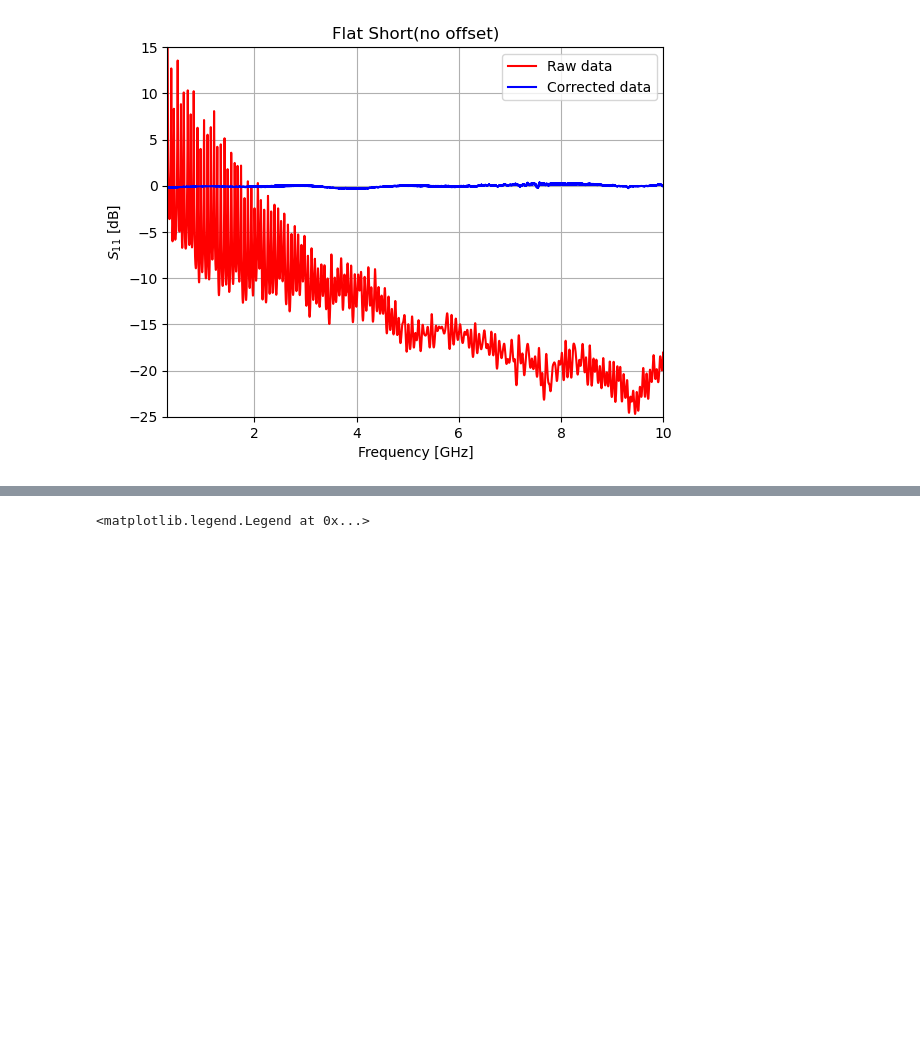
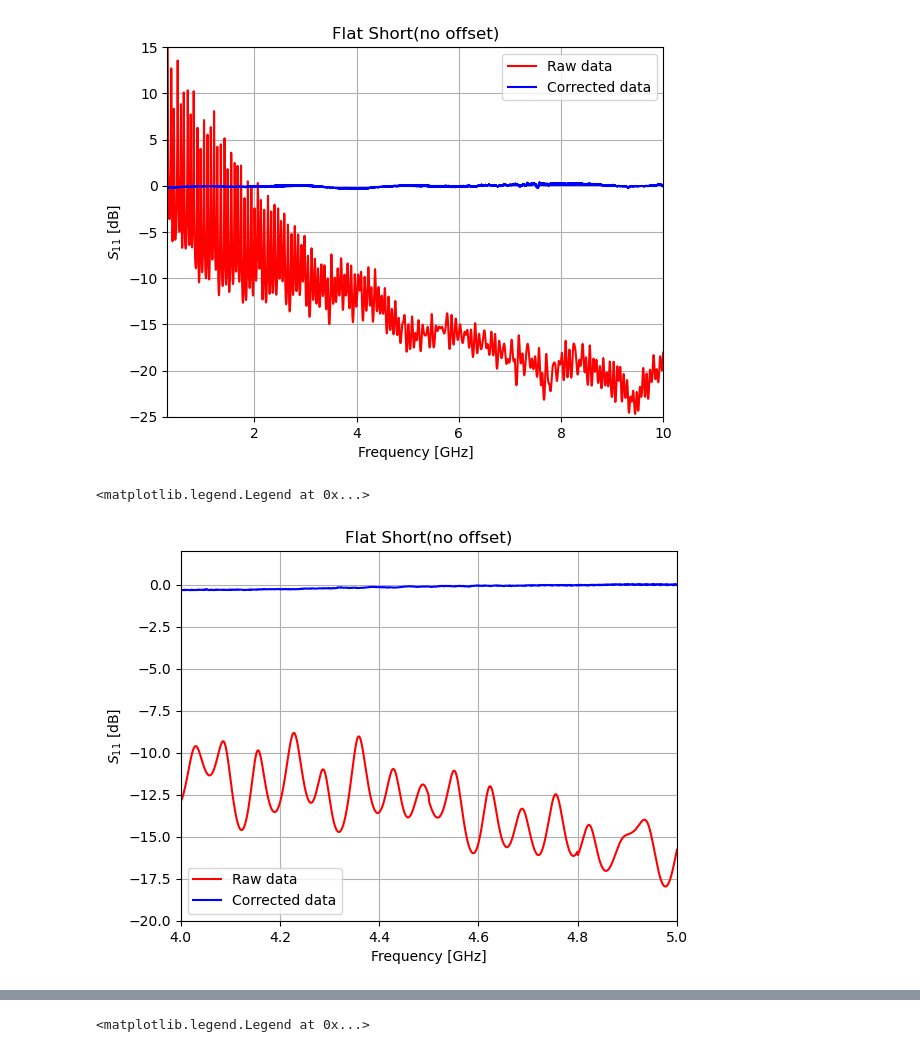
Before and after one commit to lafefspietz/nist_MM4250_calibration_data_2025, a Jupyter notebook: dilution_refrigerator_data.ipynb, the cells around one changed output, grey strips where cells are left out. Drawn from its saved outputs; the diff is of its cells as text; code cells hidden in the pictures; blank space fills up the shorter version.

Commit message:
added more comparison plots to dil fridge notebook

```diff
--- a/dilution_refrigerator_data.ipynb
+++ b/dilution_refrigerator_data.ipynb
@@ -540,3 +540,19 @@ plt.legend(("Raw data","Corrected data"))
 # %% [output]
 <matplotlib.legend.Legend at 0x...>
 [figure]
+# %%
+fghz = port6_3k_scikitrf_corrected.f/1e9
+plt.plot(fghz,rawdata_base['port1_base'].s_db[:,0,0],color="red")
+plt.plot(fghz,port6_base_scikitrf_corrected.s_db[:,0,0],color="blue")
+plt.xlim(4,5)
+#plt.hlines(0.3,0,1e10,linestyles="dashed")
+#plt.hlines(-0.3,0,1e10,linestyles="dashed")
+plt.grid()
+plt.ylim(-20,2)
+plt.title("Flat Short(no offset)")
+plt.xlabel('Frequency [GHz]')
+plt.ylabel('$S_{11}$ [dB]')
+plt.legend(("Raw data","Corrected data"))
+# %% [output]
+<matplotlib.legend.Legend at 0x...>
+[figure, added]
```
Also changed, not shown: parts of 1 cell of this notebook.
